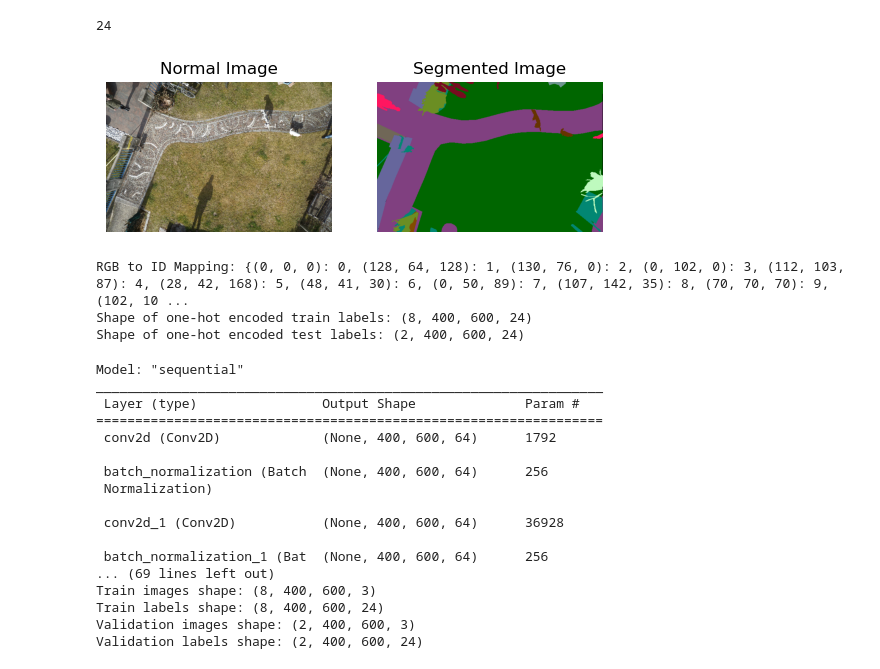
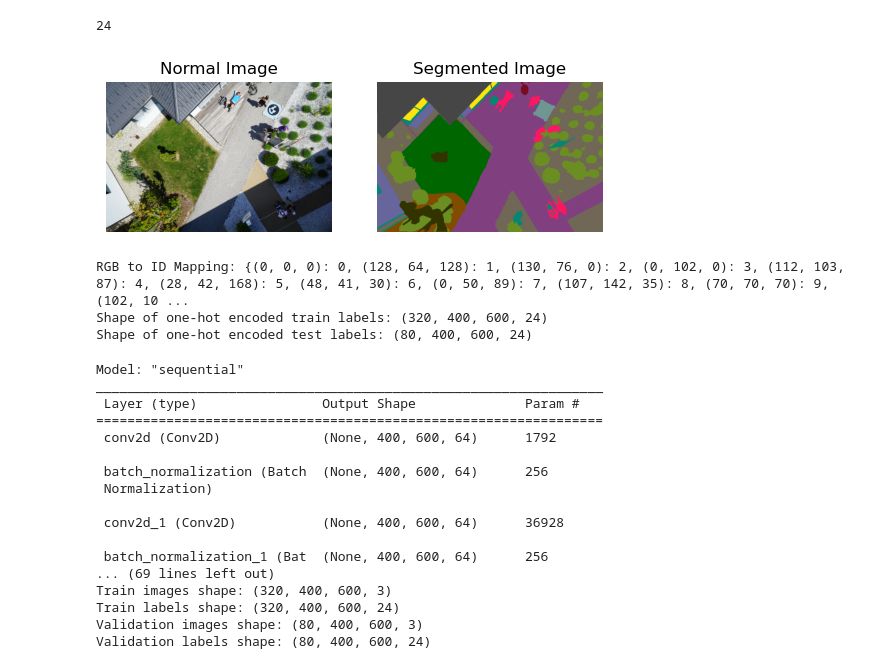
Before and after one commit to Tick-Magnet/DroneSegmentation, a Jupyter notebook: DroneSegmentation.ipynb, the cells around one changed output. Cells and saved outputs as stored; diff of their text form; code cells hidden in the pictures.

```diff
--- a/DroneSegmentation.ipynb
+++ b/DroneSegmentation.ipynb
@@ -106,40 +104,40 @@ print(length_of_label_codes)
 normal_images = []
 segmented_images = []
 num_classes = length_of_label_codes;
-num_images_to_process = 10
+num_images_to_process = 500
 input_shape_var = (400, 600, 3)
 
 normal_images = np.array(images[:num_images_to_process])
 segmented_images = np.array(label_images[:num_images_to_process])
 
 # Split the data into training and validation sets
 split_ratio = 0.8
 split = int(split_ratio * len(normal_images))
 
 train_images, test_images = normal_images[:split], normal_images[split:]
 train_labels, test_labels = segmented_images[:split], segmented_images[split:]
 
 # Randomly select and visualize one pair of images
 random_index = np.random.randint(len(train_images))
 
 x = train_images[random_index]
 y = train_labels[random_index]
 
 # Plot the normal image
 plt.subplot(1, 2, 1)
 plt.imshow(x)
 plt.title("Normal Image")
 plt.axis("off")
 
 # Plot the segmented image
 plt.subplot(1, 2, 2)
 plt.imshow(y)
 plt.title("Segmented Image")
 plt.axis("off")
 
 plt.show()
 # %% [output]
-[figure, old version]
+[figure, new version]
 # %%
 # Create a mapping from RGB values to integer identifiers
 rgb_to_id_mapping = {tuple(code): i for i, code in enumerate(label_codes)}
@@ -172,8 +170,8 @@ print("Shape of one-hot encoded test labels:", test_labels_one_hot.shape)
 #print(train_labels_one_hot[:5, :5, :])
 # %% [output]
 RGB to ID Mapping: {(0, 0, 0): 0, (128, 64, 128): 1, (130, 76, 0): 2, (0, 102, 0): 3, (112, 103, 87): 4, (28, 42, 168): 5, (48, 41, 30): 6, (0, 50, 89): 7, (107, 142, 35): 8, (70, 70, 70): 9, (102, 10 ...
-Shape of one-hot encoded train labels: (8, 400, 600, 24)
-Shape of one-hot encoded test labels: (2, 400, 600, 24)
+Shape of one-hot encoded train labels: (320, 400, 600, 24)
+Shape of one-hot encoded test labels: (80, 400, 600, 24)
 # %%
 model = Sequential([
     Conv2D(64, (3, 3), activation='relu', input_shape=input_shape_var, padding='same'),
@@ -181,28 +179,28 @@ model = Sequential([
     Conv2D(64, (3, 3), activation='relu', padding='same'),
     BatchNormalization(),
     MaxPooling2D((2, 2)),
-    Dropout(0.25),  # Add dropout layer
+    Dropout(0.25),
 
     Conv2D(128, (3, 3), activation='relu', padding='same'),
     BatchNormalization(),
     Conv2D(128, (3, 3), activation='relu', padding='same'),
     BatchNormalization(),
     MaxPooling2D((2, 2)),
-    Dropout(0.25),  # Add dropout layer
+    Dropout(0.25),
 
     Conv2D(256, (3, 3), activation='relu', padding='same'),
     BatchNormalization(),
     Conv2D(256, (3, 3), activation='relu', padding='same'),
     BatchNormalization(),
     UpSampling2D((2, 2)),
-    Dropout(0.25),  # Add dropout layer
+    Dropout(0.25),
 
     Conv2D(128, (3, 3), activation='relu', padding='same'),
     BatchNormalization(),
     Conv2D(128, (3, 3), activation='relu', padding='same'),
     BatchNormalization(),
     UpSampling2D((2, 2)),
-    Dropout(0.25),  # Add dropout layer
+    Dropout(0.25),
 
     Conv2D(64, (3, 3), activation='relu', padding='same'),
     BatchNormalization(),
@@ -213,7 +211,6 @@ model = Sequential([
 ])
 
 
-# Print model summary
 model.summary()
 
 print("Train images shape:", train_images.shape)
@@ -234,10 +231,10 @@ _________________________________________________________________
 
  batch_normalization_1 (Bat  (None, 400, 600, 64)      256
 ... (69 lines left out)
-Train images shape: (8, 400, 600, 3)
-Train labels shape: (8, 400, 600, 24)
-Validation images shape: (2, 400, 600, 3)
-Validation labels shape: (2, 400, 600, 24)
+Train images shape: (320, 400, 600, 3)
+Train labels shape: (320, 400, 600, 24)
+Validation images shape: (80, 400, 600, 3)
+Validation labels shape: (80, 400, 600, 24)
 # %%
 model.compile(optimizer='adam', loss='categorical_crossentropy', metrics=['accuracy', Precision(), Recall(), AUC()])
 # %%
```
Also changed, not shown: parts of 6 cells of this notebook.
